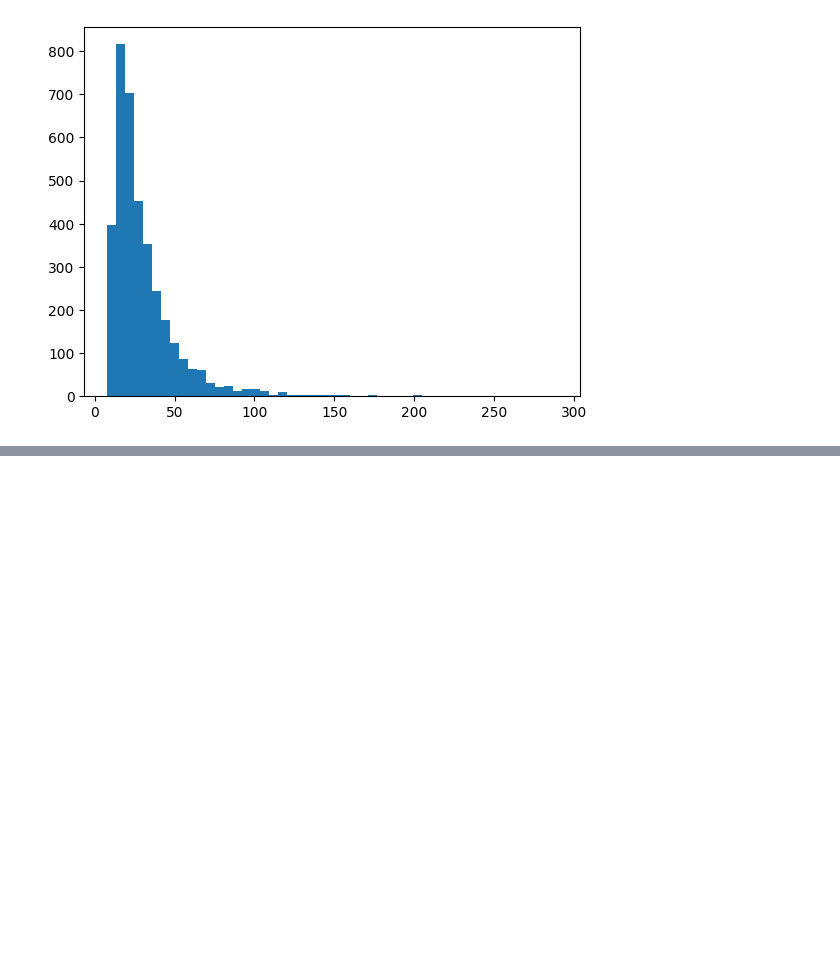
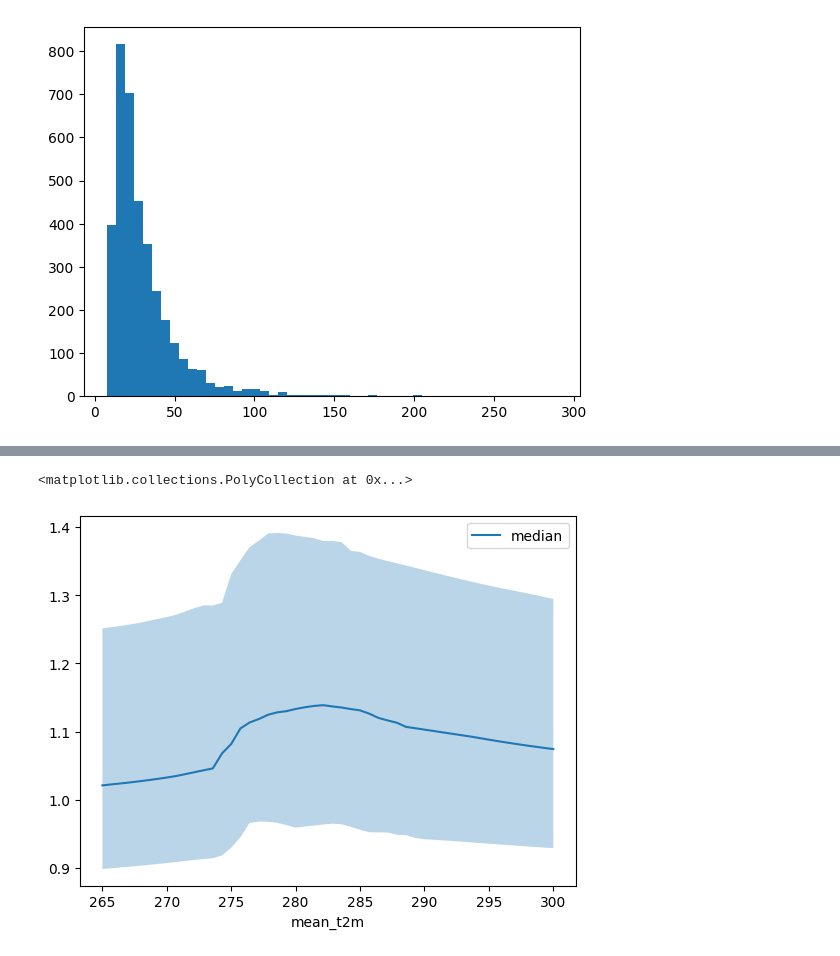
Before and after one commit to henrifnk/Seminar_ClimateNStatistics, a Jupyter notebook: work/07-hydroLSTM/notebooks/TFT_Streamflow_prediction_V1.ipynb, the cells around one changed output, grey strips where cells are left out. Drawn from its saved outputs; the diff is of its cells as text; code cells hidden in the pictures; blank space fills up the shorter version.

```diff
--- a/work/07-hydroLSTM/notebooks/TFT_Streamflow_prediction_V1.ipynb
+++ b/work/07-hydroLSTM/notebooks/TFT_Streamflow_prediction_V1.ipynb
@@ -337,0 +360,4 @@ plt.hist(predictions.output[:,5] - stream['15207507'].iloc[val_cutoff + max_pred
+# %%
+dependency = best_tft.predict_dependency(
+    val_dataloader.dataset, "mean_t2m", np.linspace(265, 300, 50), show_progress_bar=True, mode="dataframe"
+)
@@ -337,0 +382,10 @@ plt.hist(predictions.output[:,5] - stream['15207507'].iloc[val_cutoff + max_pred
+# %%
+# plotting median and 25% and 75% percentile
+agg_dependency = dependency.groupby("mean_t2m").normalized_prediction.agg(
+    median="median", q25=lambda x: x.quantile(0.25), q75=lambda x: x.quantile(0.75)
+)
+ax = agg_dependency.plot(y="median")
+ax.fill_between(agg_dependency.index, agg_dependency.q25, agg_dependency.q75, alpha=0.3)
+# %% [output]
+<matplotlib.collections.PolyCollection at 0x...>
+[figure, added]
```
Also changed, not shown: parts of 19 cells of this notebook, 12 other files.
